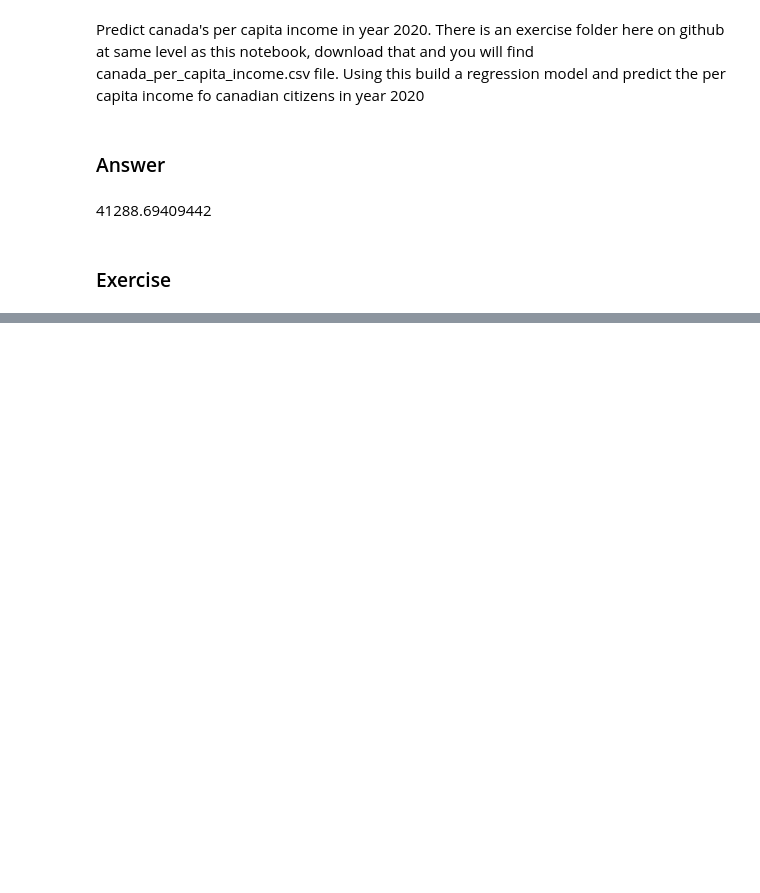
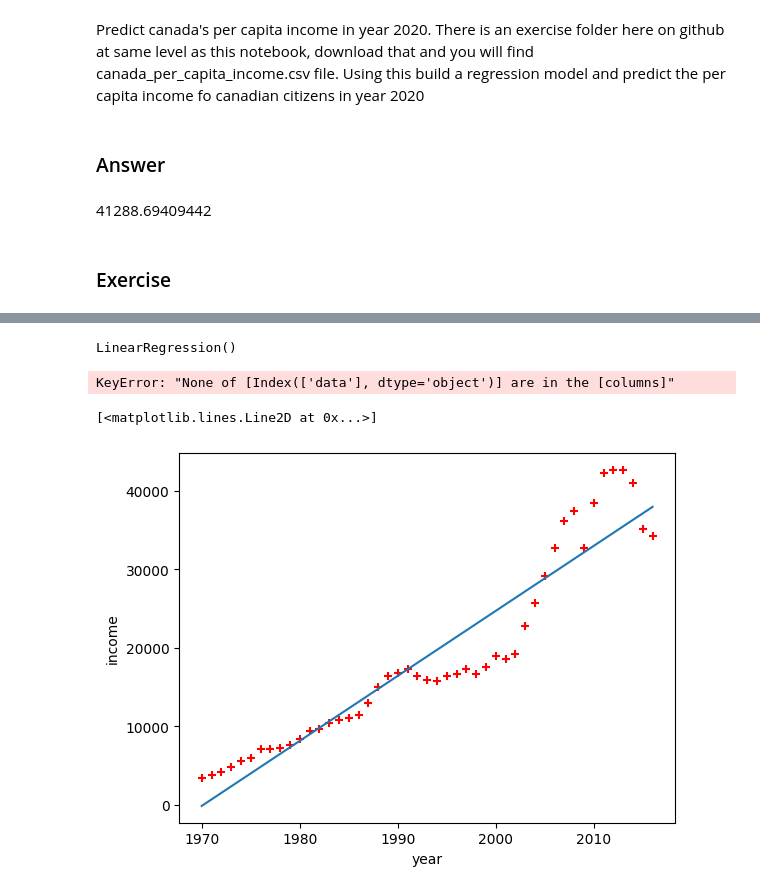
Before and after one commit to ssfatemi/DL-ML-Tutorial, a Jupyter notebook: ML-python/1-regression-one-variable/Linear_regression.ipynb, the cells around one changed output, grey strips where cells are left out. Saved outputs shown, nothing was run; the diff lists cells and outputs as text; code cells hidden in the pictures; blank space fills up the shorter version.

```diff
--- a/ML-python/1-regression-one-variable/Linear_regression.ipynb
+++ b/ML-python/1-regression-one-variable/Linear_regression.ipynb
@@ -143,0 +164,23 @@ FileNotFoundError: [Errno 2] No such file or directory: 'homeprices.csv'
+# %%
+# linear regression object
+reg = linear_model.LinearRegression()
+
+df_data = df[['year']]
+df_target = df.iloc[:, 1]
+
+reg.fit(df_data,df.iloc[:, 1])
+# %% [output]
+LinearRegression()
+# %%
+reg.predict(df[['data']])
+# %% [output]
+KeyError: "None of [Index(['data'], dtype='object')] are in the [columns]"
+# %%
+%matplotlib inline
+plt.xlabel('year')
+plt.ylabel('income')
+plt.scatter(df.year,df.iloc[:, 1],color='red',marker='+')
+plt.plot(df.year,reg.predict(df[['year']]))
+# %% [output]
+[<matplotlib.lines.Line2D at 0x...>]
+[figure, added]
```
Also changed, not shown: parts of 5 cells of this notebook.
